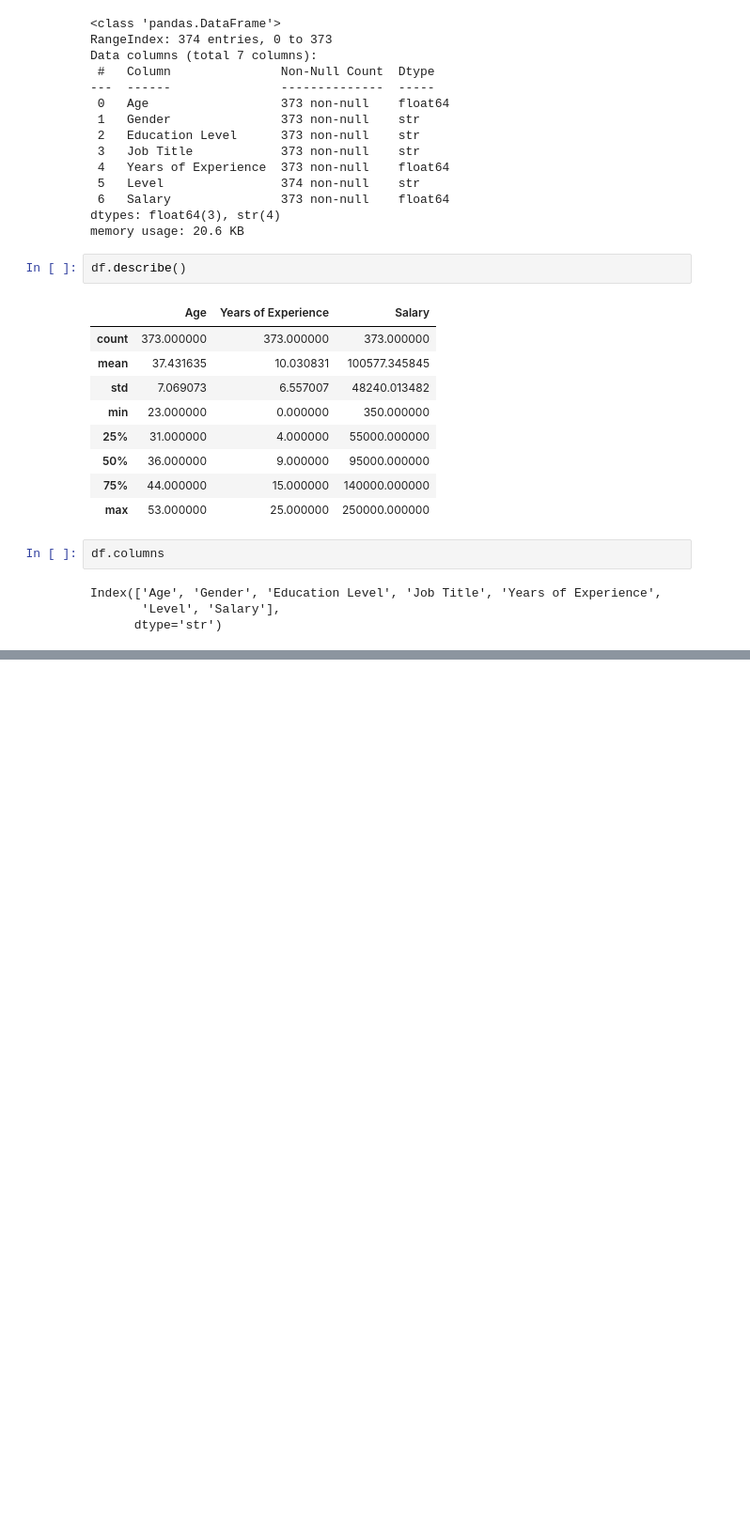
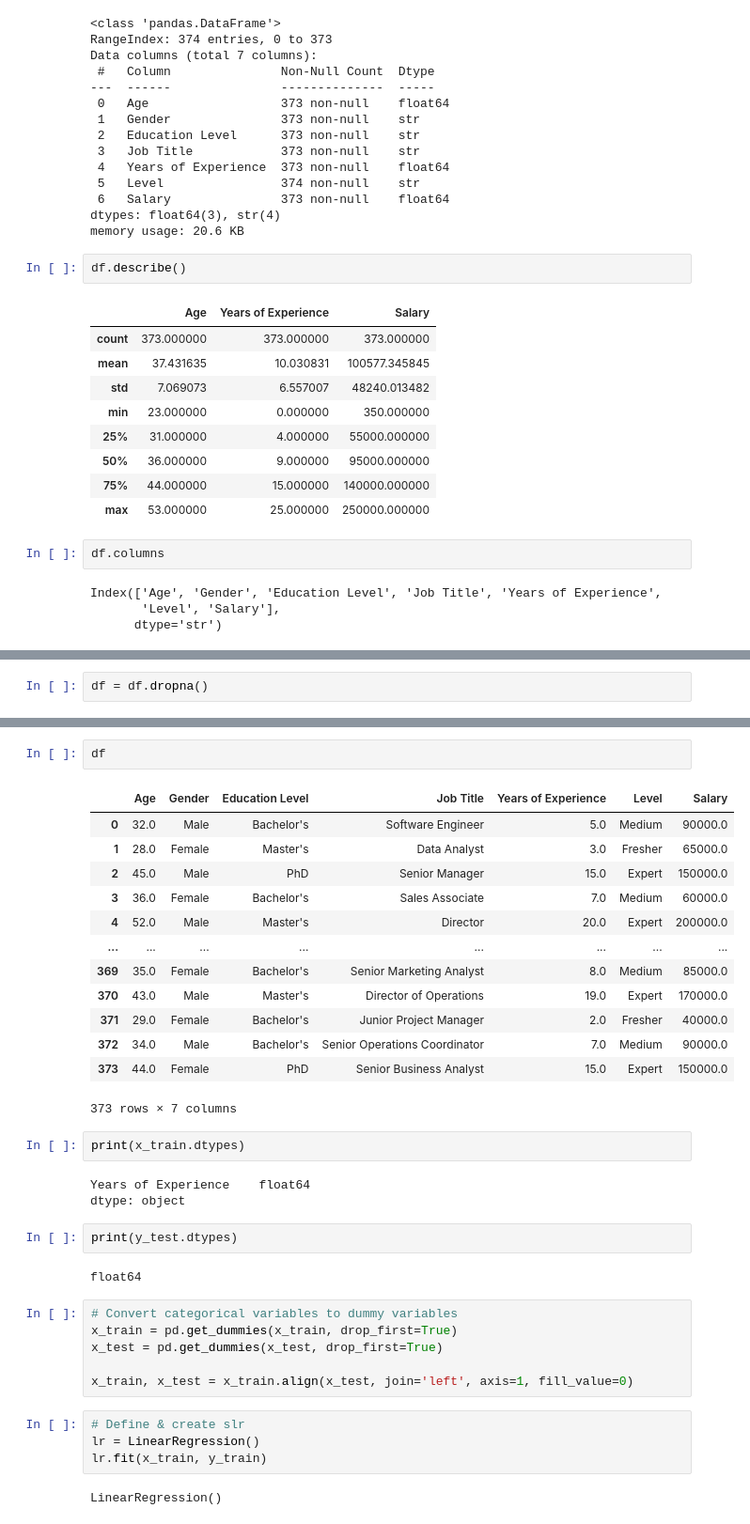
Before and after one commit to sivareddy-001/project_2, a Jupyter notebook: Cleaning.ipynb, the cells around one changed output, grey strips where cells are left out. Shown at 94% size. Cells and saved outputs as stored; diff of their text form; blank space fills up the shorter version.

```diff
--- a/Cleaning.ipynb
+++ b/Cleaning.ipynb
@@ -64,0 +81,2 @@ Index(['Age', 'Gender', 'Education Level', 'Job Title', 'Years of Experience',
+# %%
+df = df.dropna()
@@ -64,0 +134,37 @@ Index(['Age', 'Gender', 'Education Level', 'Job Title', 'Years of Experience',
+# %%
+df
+# %% [output]
+|  | Age | Gender | Education Level | Job Title | Years of Experience | Level | Salary |
+| 0 | 32.0 | Male | Bachelor's | Software Engineer | 5.0 | Medium | 90000.0 |
+| 1 | 28.0 | Female | Master's | Data Analyst | 3.0 | Fresher | 65000.0 |
+| 2 | 45.0 | Male | PhD | Senior Manager | 15.0 | Expert | 150000.0 |
+| 3 | 36.0 | Female | Bachelor's | Sales Associate | 7.0 | Medium | 60000.0 |
+| 4 | 52.0 | Male | Master's | Director | 20.0 | Expert | 200000.0 |
+| ... | ... | ... | ... | ... | ... | ... | ... |
+| 369 | 35.0 | Female | Bachelor's | Senior Marketing Analyst | 8.0 | Medium | 85000.0 |
+| 370 | 43.0 | Male | Master's | Director of Operations | 19.0 | Expert | 170000.0 |
+| 371 | 29.0 | Female | Bachelor's | Junior Project Manager | 2.0 | Fresher | 40000.0 |
+| 372 | 34.0 | Male | Bachelor's | Senior Operations Coordinator | 7.0 | Medium | 90000.0 |
+| 373 | 44.0 | Female | PhD | Senior Business Analyst | 15.0 | Expert | 150000.0 |
+373 rows × 7 columns
+# %%
+print(x_train.dtypes)
+# %% [output]
+Years of Experience    float64
+dtype: object
+# %%
+print(y_test.dtypes)
+# %% [output]
+float64
+# %%
+# Convert categorical variables to dummy variables
+x_train = pd.get_dummies(x_train, drop_first=True)
+x_test = pd.get_dummies(x_test, drop_first=True)
+
+x_train, x_test = x_train.align(x_test, join='left', axis=1, fill_value=0)
+# %%
+# Define & create slr
+lr = LinearRegression()
+lr.fit(x_train, y_train)
+# %% [output]
+LinearRegression()
```
Also changed, not shown: parts of 12 cells of this notebook.
